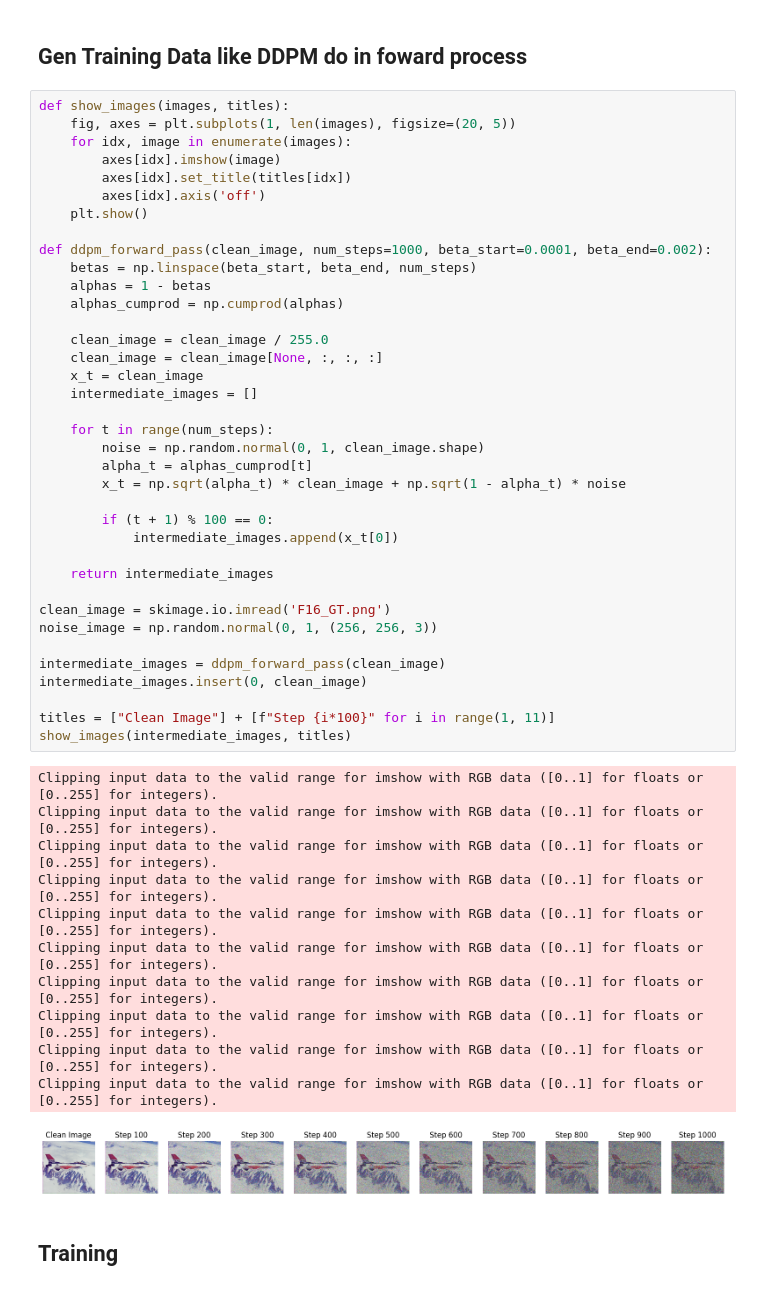
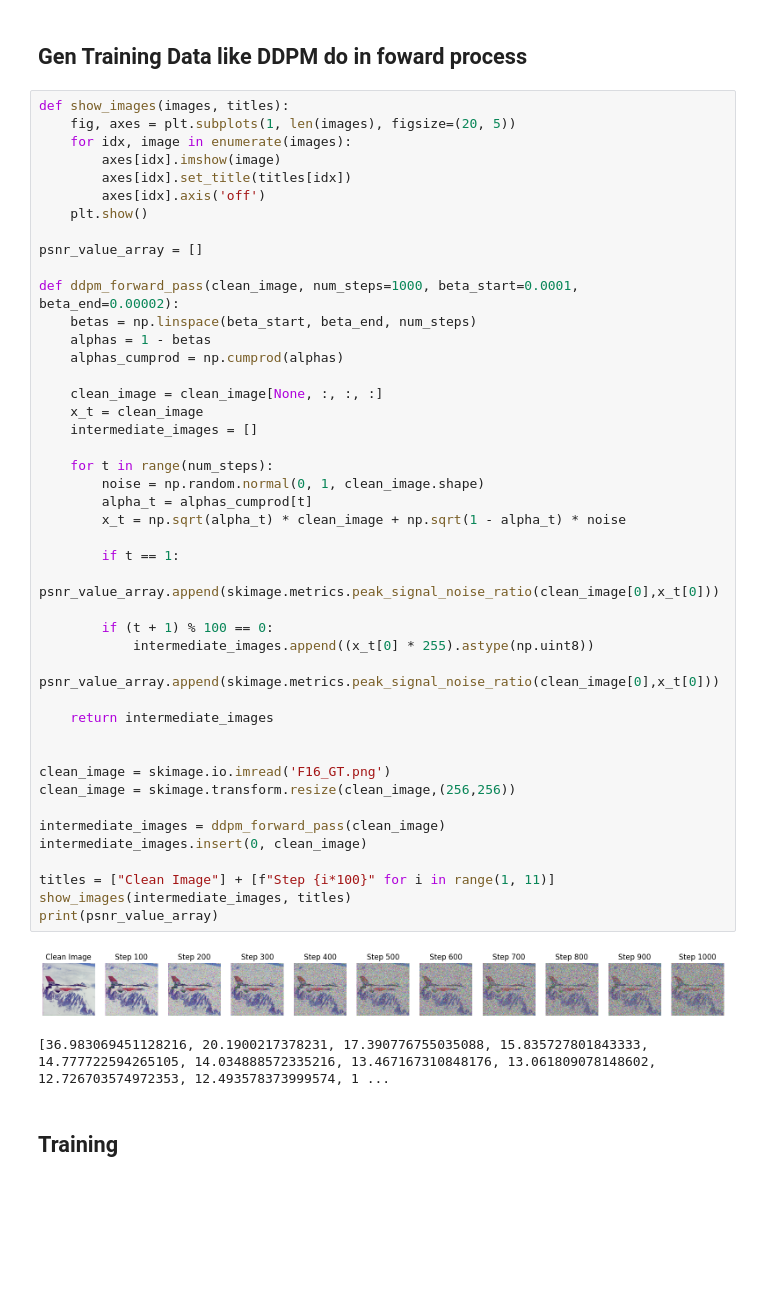
Before and after one commit to US3R070/Generative-Models-for-Visual-Signals, a Jupyter notebook: main.ipynb, the cells around one changed output. Cells and saved outputs as stored; diff of their text form; blank space fills up the shorter version.

```diff
--- a/main.ipynb
+++ b/main.ipynb
@@ -141,47 +93,45 @@ def show_images(images, titles):
         axes[idx].imshow(image)
         axes[idx].set_title(titles[idx])
         axes[idx].axis('off')
     plt.show()
 
-def ddpm_forward_pass(clean_image, num_steps=1000, beta_start=0.0001, beta_end=0.002):
+psnr_value_array = []
+
+def ddpm_forward_pass(clean_image, num_steps=1000, beta_start=0.0001, beta_end=0.00002):
     betas = np.linspace(beta_start, beta_end, num_steps)
     alphas = 1 - betas
     alphas_cumprod = np.cumprod(alphas)
 
-    clean_image = clean_image / 255.0
     clean_image = clean_image[None, :, :, :]
     x_t = clean_image
     intermediate_images = []
 
     for t in range(num_steps):
         noise = np.random.normal(0, 1, clean_image.shape)
         alpha_t = alphas_cumprod[t]
         x_t = np.sqrt(alpha_t) * clean_image + np.sqrt(1 - alpha_t) * noise
 
+        if t == 1:
+            psnr_value_array.append(skimage.metrics.peak_signal_noise_ratio(clean_image[0],x_t[0]))
+
         if (t + 1) % 100 == 0:
-            intermediate_images.append(x_t[0])
+            intermediate_images.append((x_t[0] * 255).astype(np.uint8))
+            psnr_value_array.append(skimage.metrics.peak_signal_noise_ratio(clean_image[0],x_t[0]))
 
     return intermediate_images
 
+
 clean_image = skimage.io.imread('F16_GT.png')
-noise_image = np.random.normal(0, 1, (256, 256, 3))
+clean_image = skimage.transform.resize(clean_image,(256,256))
 
 intermediate_images = ddpm_forward_pass(clean_image)
 intermediate_images.insert(0, clean_image)
 
 titles = ["Clean Image"] + [f"Step {i*100}" for i in range(1, 11)]
 show_images(intermediate_images, titles)
+print(psnr_value_array)
 # %% [output]
+[figure]
-Clipping input data to the valid range for imshow with RGB data ([0..1] for floats or [0..255] for integers).
-Clipping input data to the valid range for imshow with RGB data ([0..1] for floats or [0..255] for integers).
-Clipping input data to the valid range for imshow with RGB data ([0..1] for floats or [0..255] for integers).
-Clipping input data to the valid range for imshow with RGB data ([0..1] for floats or [0..255] for integers).
-Clipping input data to the valid range for imshow with RGB data ([0..1] for floats or [0..255] for integers).
-Clipping input data to the valid range for imshow with RGB data ([0..1] for floats or [0..255] for integers).
-Clipping input data to the valid range for imshow with RGB data ([0..1] for floats or [0..255] for integers).
-Clipping input data to the valid range for imshow with RGB data ([0..1] for floats or [0..255] for integers).
-Clipping input data to the valid range for imshow with RGB data ([0..1] for floats or [0..255] for integers).
-Clipping input data to the valid range for imshow with RGB data ([0..1] for floats or [0..255] for integers).
+[36.983069451128216, 20.1900217378231, 17.390776755035088, 15.835727801843333, 14.777722594265105, 14.034888572335216, 13.467167310848176, 13.061809078148602, 12.726703574972353, 12.493578373999574, 1 ...
-[figure]
 # %% [markdown]
 ## Training
```
Also changed, not shown: parts of 5 cells of this notebook.
